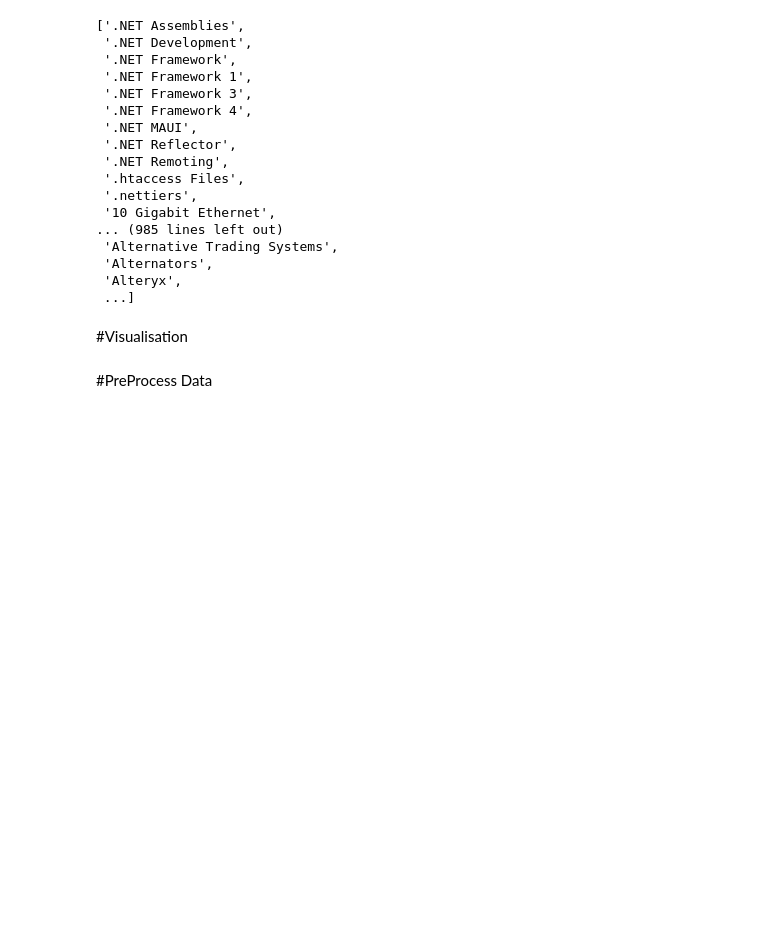
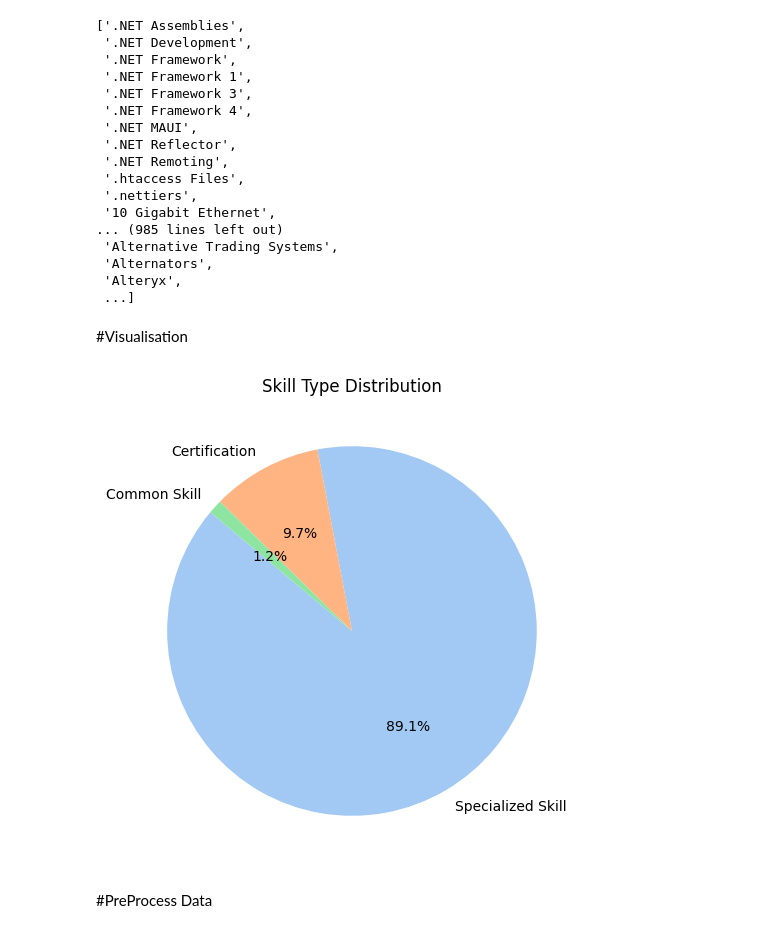
Before and after one commit to Omarelheni/skills-2-vec, a Jupyter notebook: Word2VecSkills.ipynb, the cells around one changed output. Drawn from its saved outputs; the diff is of its cells as text; code cells hidden in the pictures; blank space fills up the shorter version.

```diff
--- a/Word2VecSkills.ipynb
+++ b/Word2VecSkills.ipynb
@@ -60,5 +70,5 @@ len(loaded_data)
 # %%
-df_skills = pd.read_csv("/content/drive/MyDrive/E-Hiring/all_skills.csv",sep=",")
+df_skills = pd.read_csv("all_skills.csv",sep=",")
 # %%
 unique_type_names = df_skills['type.name'].unique()
 
@@ -99,6 +111,16 @@ list_skills
  ...]
 # %% [markdown]
 #Visualisation
+# %%
+
+type_distribution = df_skills['type.name'].value_counts()
+plt.figure(figsize=(8, 6))
+type_distribution.plot(kind='pie', autopct='%1.1f%%', startangle=140, colors=sns.color_palette("pastel"))
+plt.title('Skill Type Distribution')
+plt.ylabel('')  # Hide the y-label for better visualization
+plt.show()
+# %% [output]
+[figure, added]
 # %%
 # Combine paragraphs into a single text
 corpus_text = " ".join(corpus_list)
```
Also changed, not shown: parts of 13 cells of this notebook.
